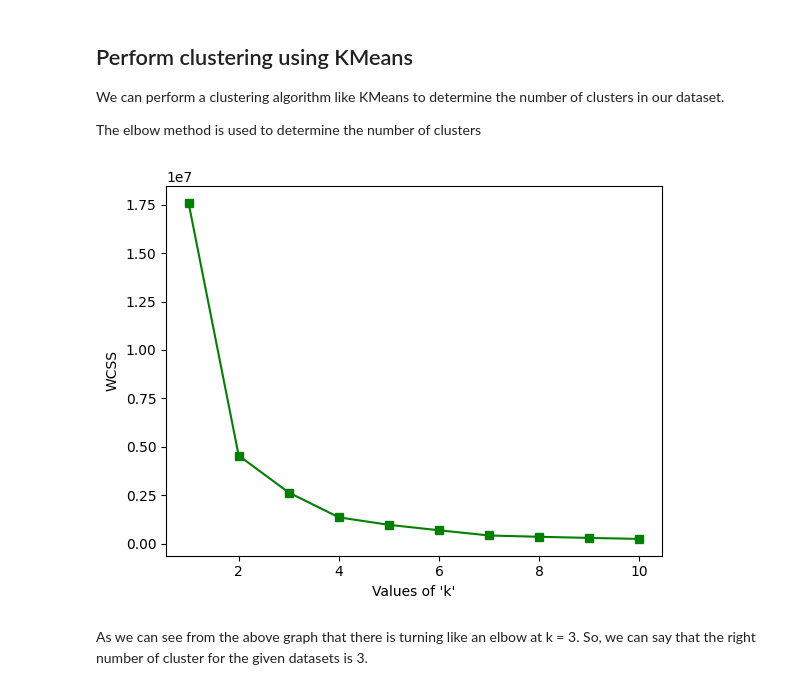
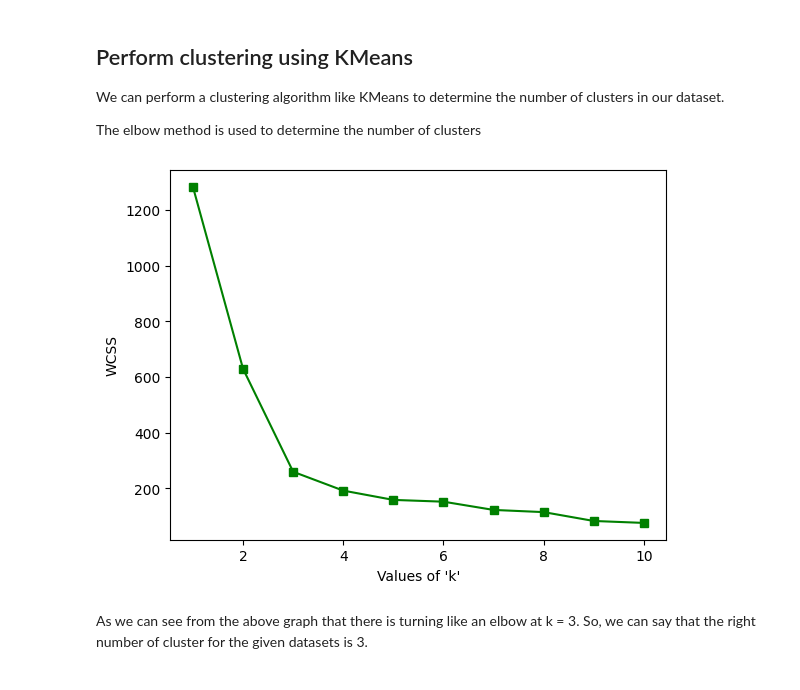
Before and after one commit to robitussin/CCADMACL, a Jupyter notebook: 7 - Principal Component Analysis/implementation/Using_PCA_on_the_wine_dataset.ipynb, the cells around one changed output. Saved outputs shown, nothing was run; the diff lists cells and outputs as text; code cells hidden in the pictures.

```diff
--- a/7 - Principal Component Analysis/implementation/Using_PCA_on_the_wine_dataset.ipynb
+++ b/7 - Principal Component Analysis/implementation/Using_PCA_on_the_wine_dataset.ipynb
@@ -147,16 +149,16 @@ The elbow method is used to determine the number of clusters
 # %%
 wcss = {}
 for i in range(1, 11):
     kmeans = KMeans(n_clusters = i, init = 'k-means++', random_state = 42)
-    kmeans.fit(X)
+    kmeans.fit(X_reduced)
     wcss[i] = kmeans.inertia_
 
 plt.plot(wcss.keys(), wcss.values(), 'gs-')
 plt.xlabel("Values of 'k'")
 plt.ylabel('WCSS')
 plt.show()
 # %% [output]
-[figure, old version]
+[figure, new version]
 # %% [markdown]
 As we can see from the above graph that there is turning like an elbow at k = 3. So, we can say that the right number of cluster for the given datasets is 3.
 # %% [markdown]
```
Also changed, not shown: parts of 10 cells of this notebook, 1 other file.
